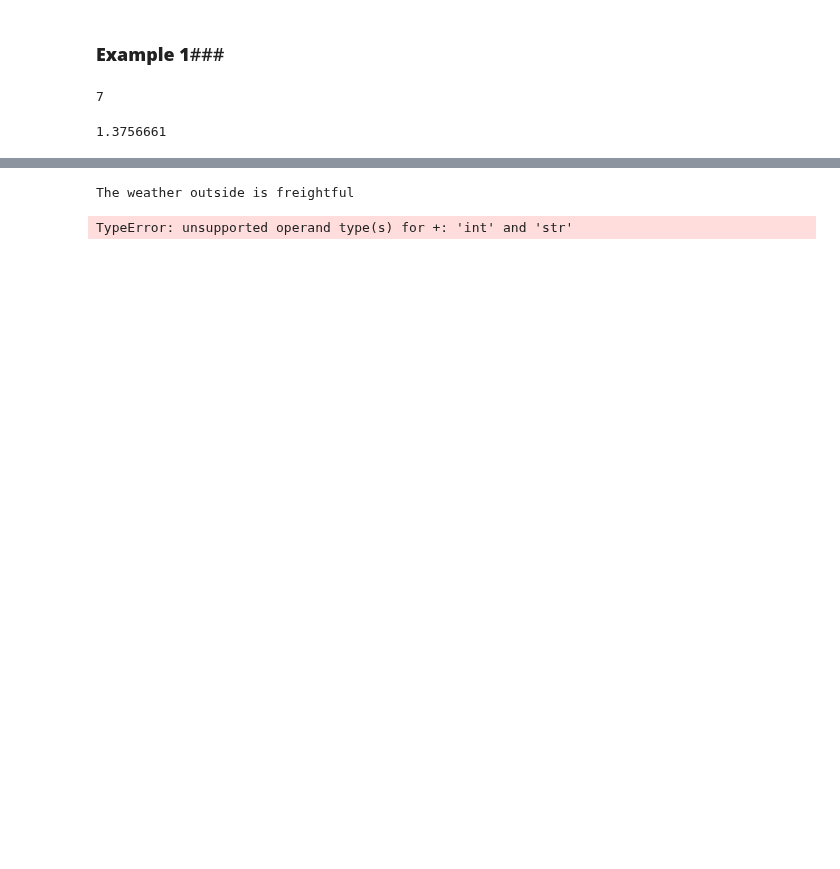
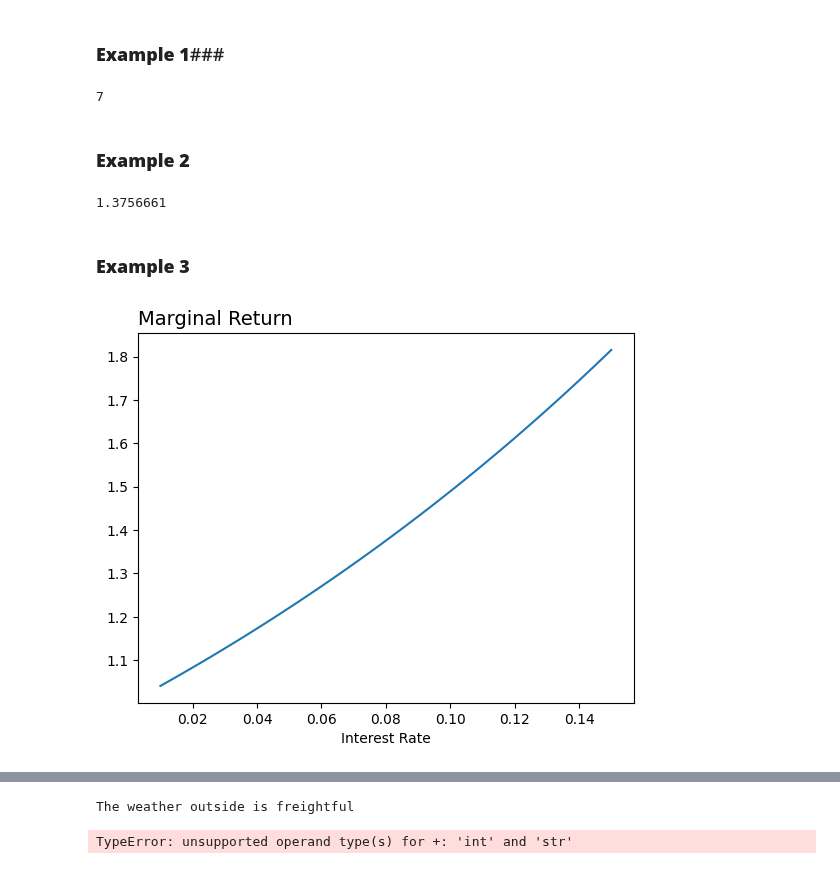
Before and after one commit to pharringtonp19/business-analytics, a Jupyter notebook: notebooks/Basics_of_Programming.ipynb, the cells around one changed output, grey strips where cells are left out. Drawn from its saved outputs; the diff is of its cells as text; code cells hidden in the pictures; blank space fills up the shorter version.

```diff
--- a/notebooks/Basics_of_Programming.ipynb
+++ b/notebooks/Basics_of_Programming.ipynb
@@ -9,6 +10,8 @@ import jax.numpy as jnp
 3 + 4
 # %% [output]
 7
+# %% [markdown]
+### **Example 2**
 # %%
 p = 100.0
 i = 0.08
@@ -21,3 +24,15 @@ def f(p, i, n, m):
 print(jax.grad(f, argnums=(0))(p, i, n, m))
 # %% [output]
 1.3756661
+# %% [markdown]
+### **Example 3**
+# %%
+i_s = jnp.linspace(0.01, 0.15, 100)
+ys = jax.vmap(jax.grad(f, argnums=(0)), in_axes=(None, 0, None, None))(p, i_s, n, m)
+
+plt.plot(i_s, ys)
+plt.title('Marginal Return', loc='left', size=14)
+plt.xlabel('Interest Rate')
+plt.show()
+# %% [output]
+[figure, added]
```
Also changed, not shown: parts of 3 cells of this notebook.
